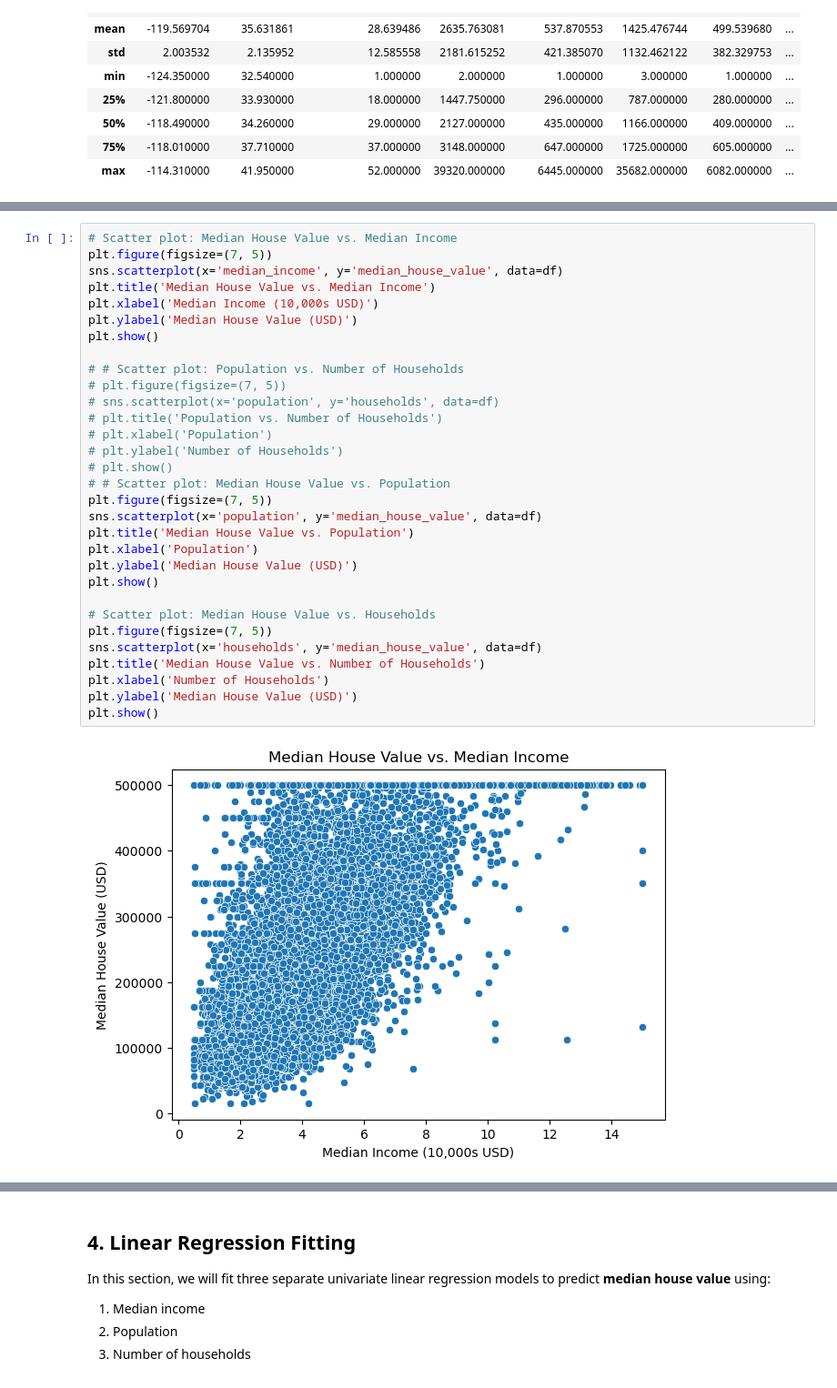
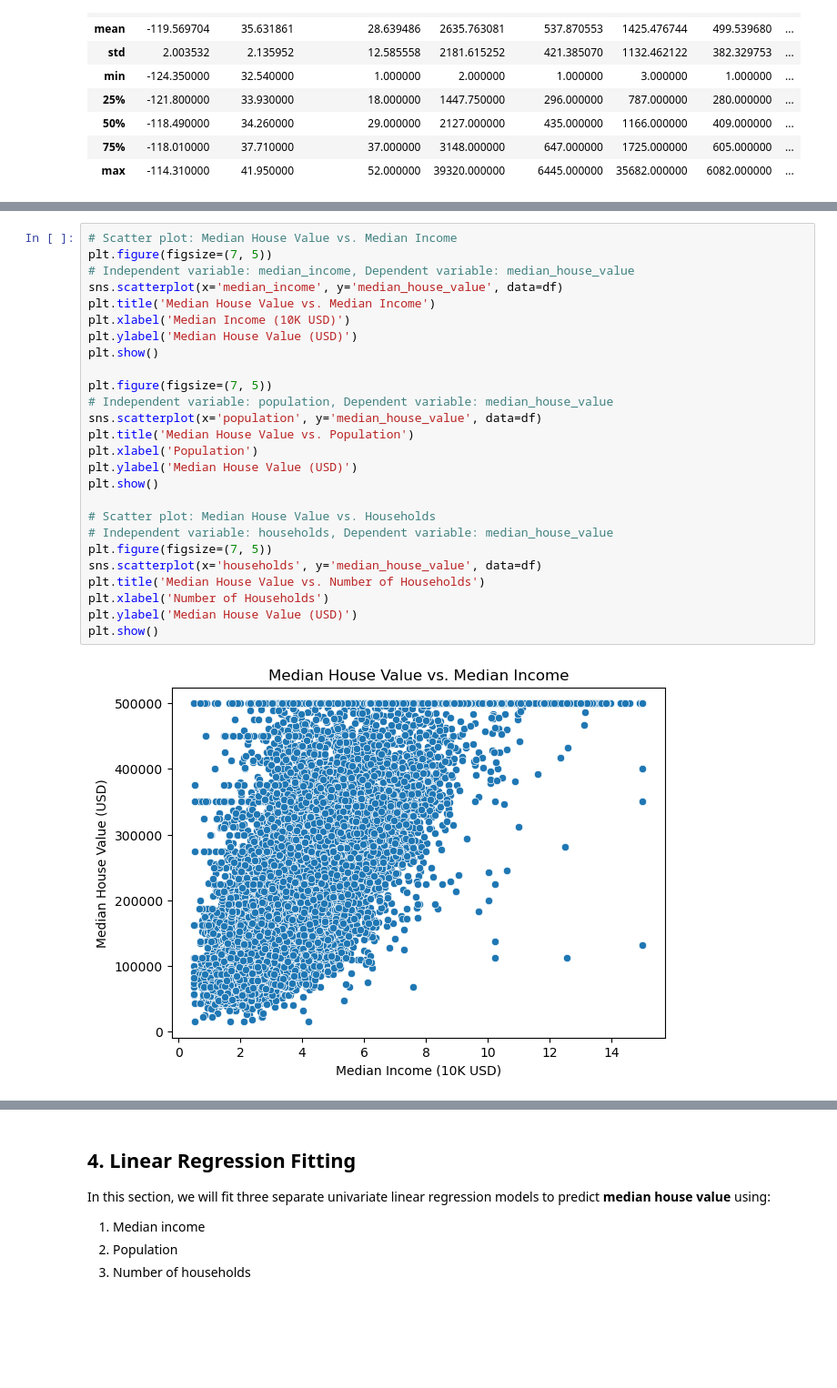
Before and after one commit to HaysamAmin/MLframework, a Jupyter notebook: Lab1/NoteBookLab1.ipynb, the cells around one changed output, grey strips where cells are left out. Shown at 91% size. Cells and saved outputs as stored; diff of their text form; blank space fills up the shorter version.

```diff
--- a/Lab1/NoteBookLab1.ipynb
+++ b/Lab1/NoteBookLab1.ipynb
@@ -155,36 +174,31 @@ display(HTML(summary_stats.to_html(border=2)))
 # %%
 # Scatter plot: Median House Value vs. Median Income
 plt.figure(figsize=(7, 5))
+# Independent variable: median_income, Dependent variable: median_house_value
 sns.scatterplot(x='median_income', y='median_house_value', data=df)
 plt.title('Median House Value vs. Median Income')
-plt.xlabel('Median Income (10,000s USD)')
+plt.xlabel('Median Income (10K USD)')
 plt.ylabel('Median House Value (USD)')
 plt.show()
 
-# # Scatter plot: Population vs. Number of Households
-# plt.figure(figsize=(7, 5))
-# sns.scatterplot(x='population', y='households', data=df)
-# plt.title('Population vs. Number of Households')
-# plt.xlabel('Population')
-# plt.ylabel('Number of Households')
-# plt.show()
-# # Scatter plot: Median House Value vs. Population
 plt.figure(figsize=(7, 5))
+# Independent variable: population, Dependent variable: median_house_value
 sns.scatterplot(x='population', y='median_house_value', data=df)
 plt.title('Median House Value vs. Population')
 plt.xlabel('Population')
 plt.ylabel('Median House Value (USD)')
 plt.show()
 
 # Scatter plot: Median House Value vs. Households
+# Independent variable: households, Dependent variable: median_house_value
 plt.figure(figsize=(7, 5))
 sns.scatterplot(x='households', y='median_house_value', data=df)
 plt.title('Median House Value vs. Number of Households')
 plt.xlabel('Number of Households')
 plt.ylabel('Median House Value (USD)')
 plt.show()
 # %% [output]
-[figure, old version]
+[figure, new version]
 [figure]
 [figure]
 # %% [markdown]
```
Also changed, not shown: parts of 4 cells of this notebook.
